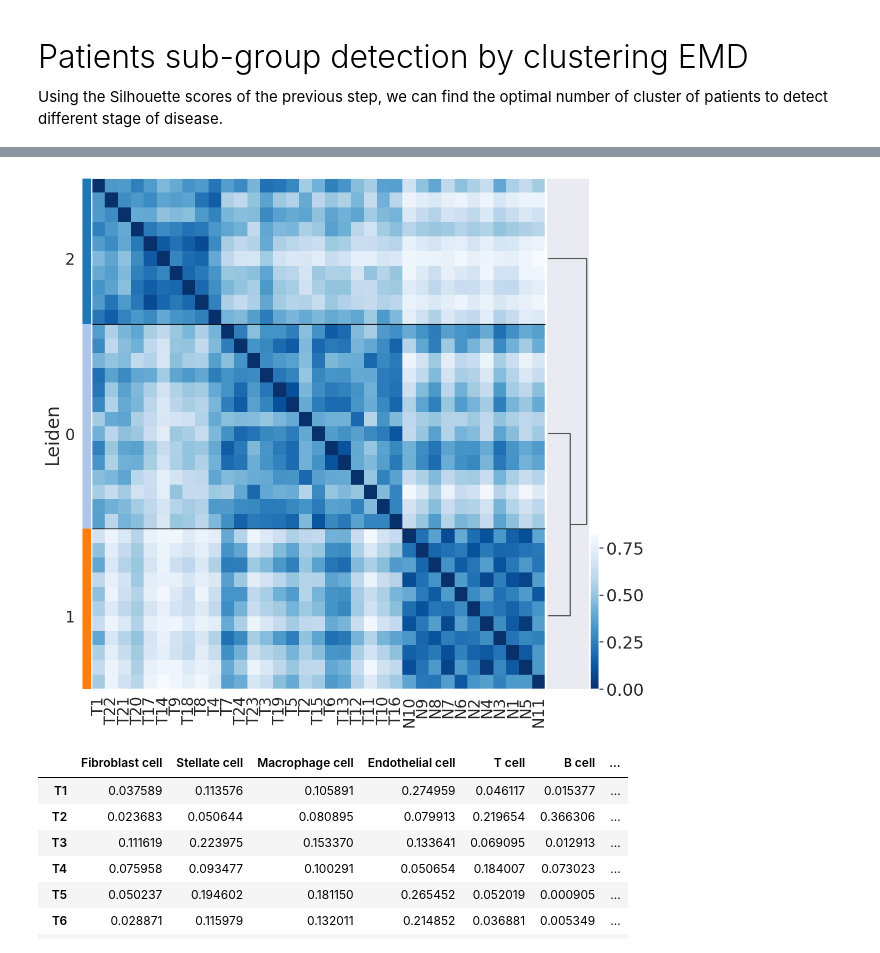
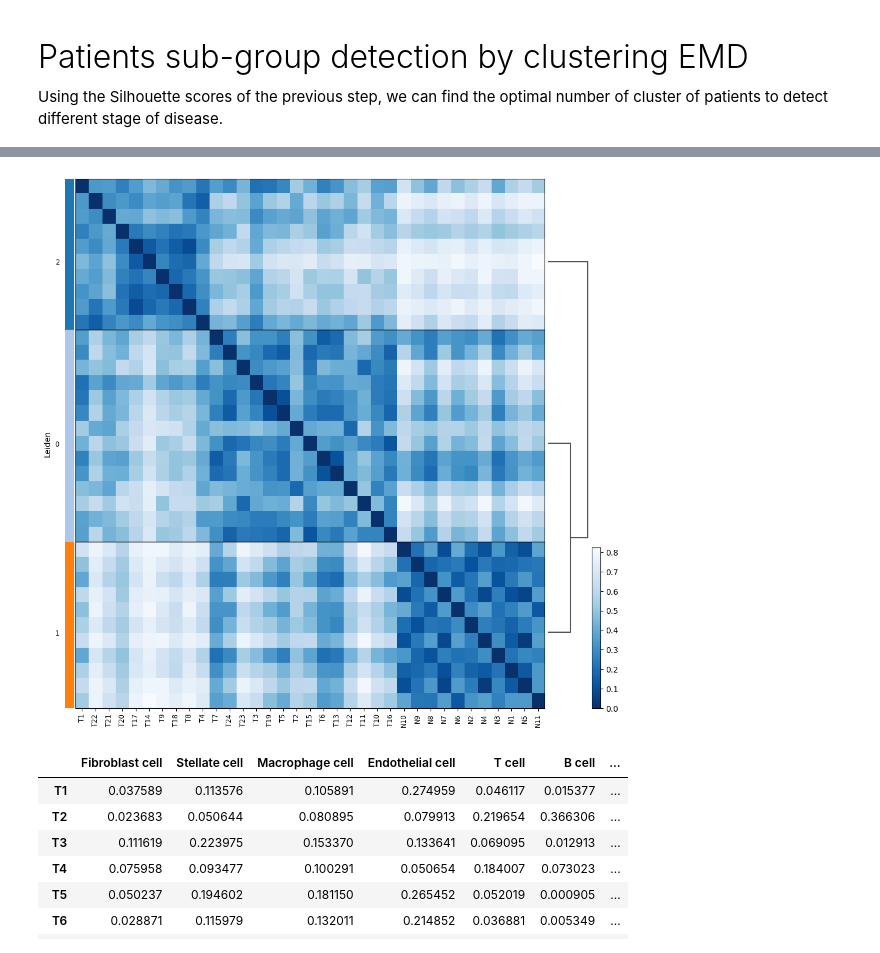
Before and after one commit to CostaLab/PILOT, a Jupyter notebook: Tutorial/Patients sub-group detection.ipynb, the cells around one changed output, grey strips where cells are left out. Cells and saved outputs as stored; diff of their text form; code cells hidden in the pictures.

```diff
--- a/Tutorial/Patients sub-group detection.ipynb
+++ b/Tutorial/Patients sub-group detection.ipynb
@@ -11,3 +12,2 @@ Next, we load the data wich h5ad format:
 # %%
-#Indicate the path of PDAC data. Please check the manuscript for the dataset
-adata=load_h5ad('Datasets/Peng_PDAC_processed.h5ad')
+adata=pl.tl.load_h5ad('Datasets/PDAC.h5ad')
@@ -59,7 +32,7 @@ Silhouette score:  0.6598408926353901
 <h2 style="font-weight: 300;font-size: 32px;"> Patients sub-group detection by clustering EMD</h2>
 Using the Silhouette scores of the previous step, we can find the optimal number of cluster of patients to detect different stage of disease.
 # %%
-proportion_df=clustering_EMD(EMD,proportions,annot,real_labels,res=0.3,groupby_col='Leiden',show_gene_labels=True,save=True)
+proportion_df=pl.pl.clustering_emd(adata,res=0.3)
 # %% [output]
 Silhouette score:  0.6598408926353901
 WARNING: dendrogram data not found (using key=dendrogram_Leiden). Running `sc.tl.dendrogram` with default parameters. For fine tuning it is recommended to run `sc.tl.dendrogram` independently.
@@ -67,4 +39,4 @@ WARNING: saving figure to file figures/heatmap.pdf
-[figure, old version]
+[figure, new version]
 # %%
 proportion_df
 # %% [output]
```
Also changed, not shown: parts of 34 cells of this notebook, 27 other files.
